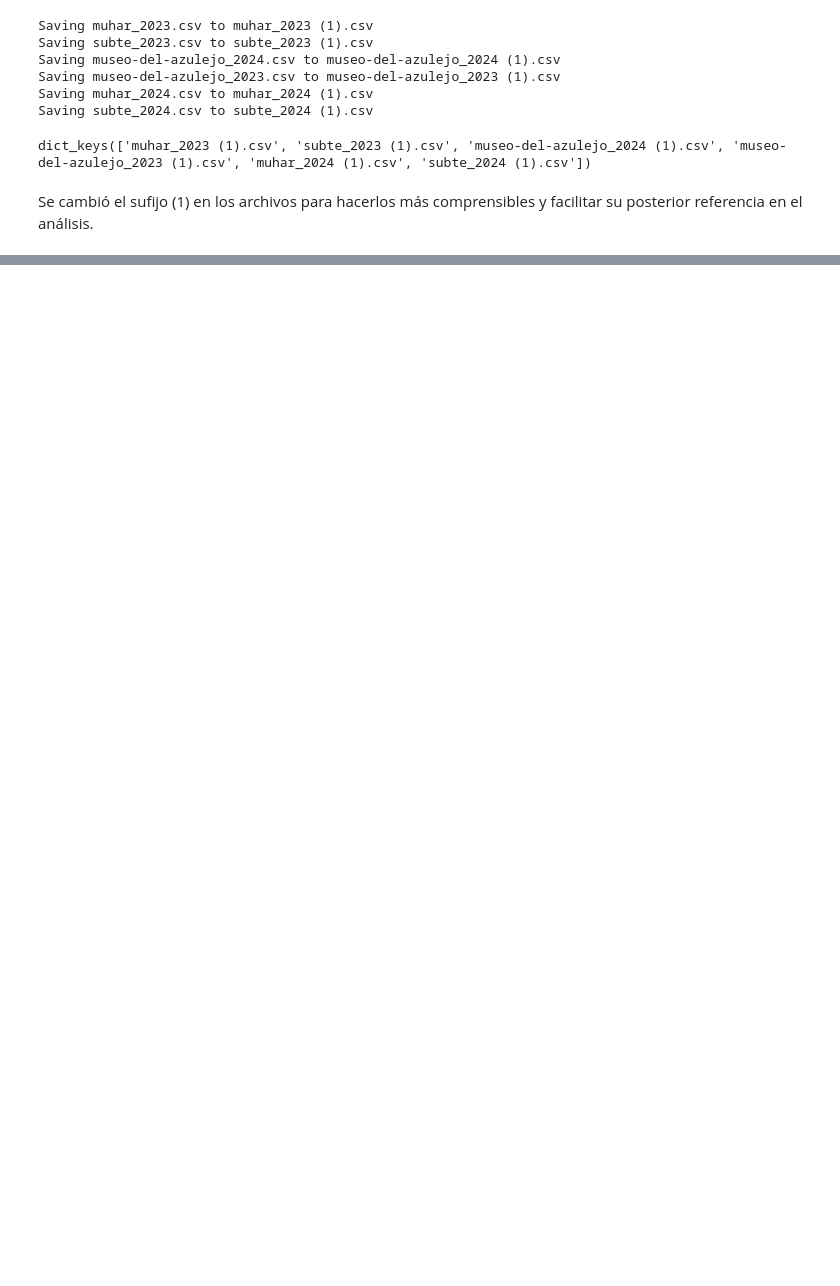
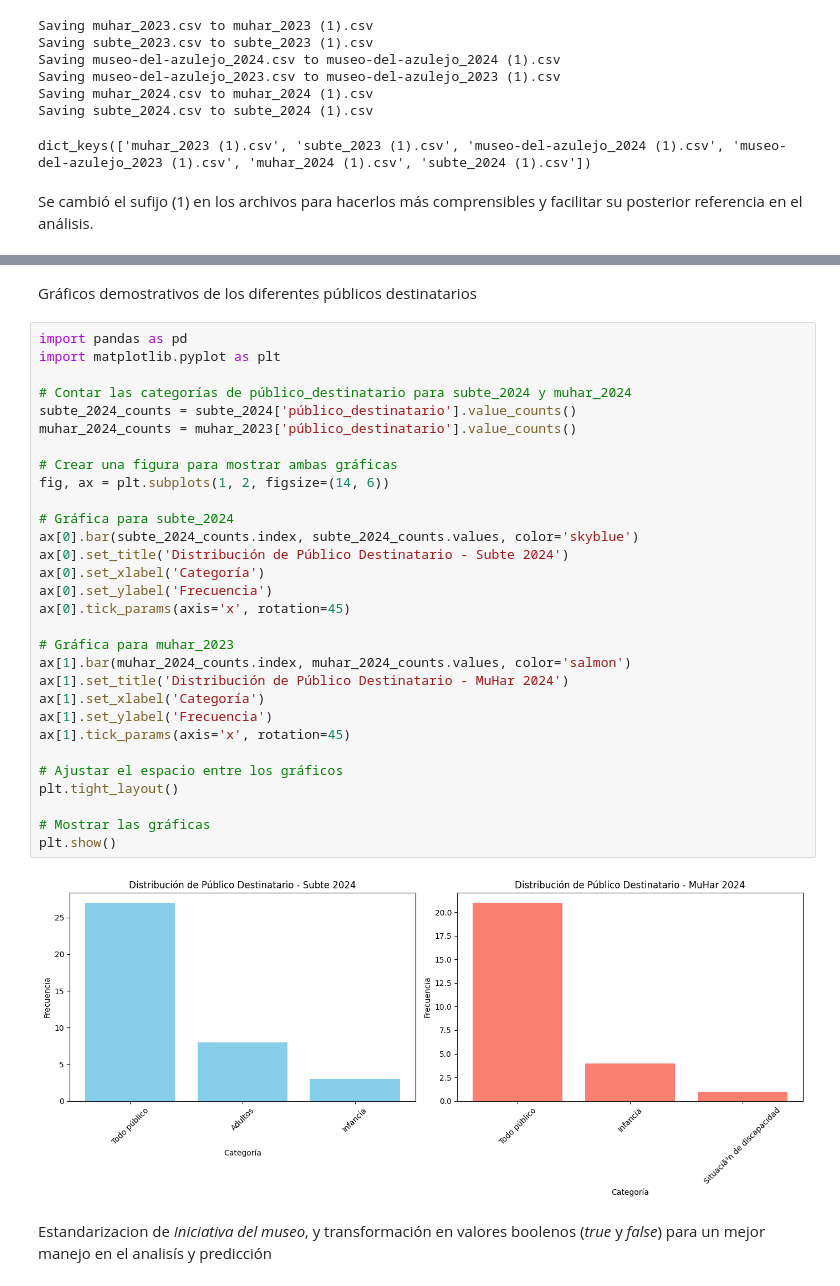
Before and after one commit to LuciaPuppo897/Data_UY, a Jupyter notebook: Trabajo_final_museos.ipynb, the cells around one changed output, grey strips where cells are left out. Cells and saved outputs as stored; diff of their text form; blank space fills up the shorter version.

Commit message:
Estandarización de público destinatario

```diff
--- a/Trabajo_final_museos.ipynb
+++ b/Trabajo_final_museos.ipynb
@@ -189,0 +281,36 @@ Index(['ao', 'museo', 'mes_comienzo', 'mes_finalizacin', 'da', 'Programacin',
+# %% [markdown]
+Gráficos demostrativos de los diferentes públicos destinatarios
+# %%
+import pandas as pd
+import matplotlib.pyplot as plt
+
+# Contar las categorías de público_destinatario para subte_2024 y muhar_2024
+subte_2024_counts = subte_2024['público_destinatario'].value_counts()
+muhar_2024_counts = muhar_2023['público_destinatario'].value_counts()
+
+# Crear una figura para mostrar ambas gráficas
+fig, ax = plt.subplots(1, 2, figsize=(14, 6))
+
+# Gráfica para subte_2024
+ax[0].bar(subte_2024_counts.index, subte_2024_counts.values, color='skyblue')
+ax[0].set_title('Distribución de Público Destinatario - Subte 2024')
+ax[0].set_xlabel('Categoría')
+ax[0].set_ylabel('Frecuencia')
+ax[0].tick_params(axis='x', rotation=45)
+
+# Gráfica para muhar_2023
+ax[1].bar(muhar_2024_counts.index, muhar_2024_counts.values, color='salmon')
+ax[1].set_title('Distribución de Público Destinatario - MuHar 2024')
+ax[1].set_xlabel('Categoría')
+ax[1].set_ylabel('Frecuencia')
+ax[1].tick_params(axis='x', rotation=45)
+
+# Ajustar el espacio entre los gráficos
+plt.tight_layout()
+
+# Mostrar las gráficas
+plt.show()
+# %% [output]
+[figure, added]
+# %% [markdown]
+Estandarizacion de *Iniciativa del museo*, y transformación en valores boolenos (*true* y *false*) para un mejor manejo en el analisís y predicción
```
Also changed, not shown: parts of 10 cells of this notebook.
